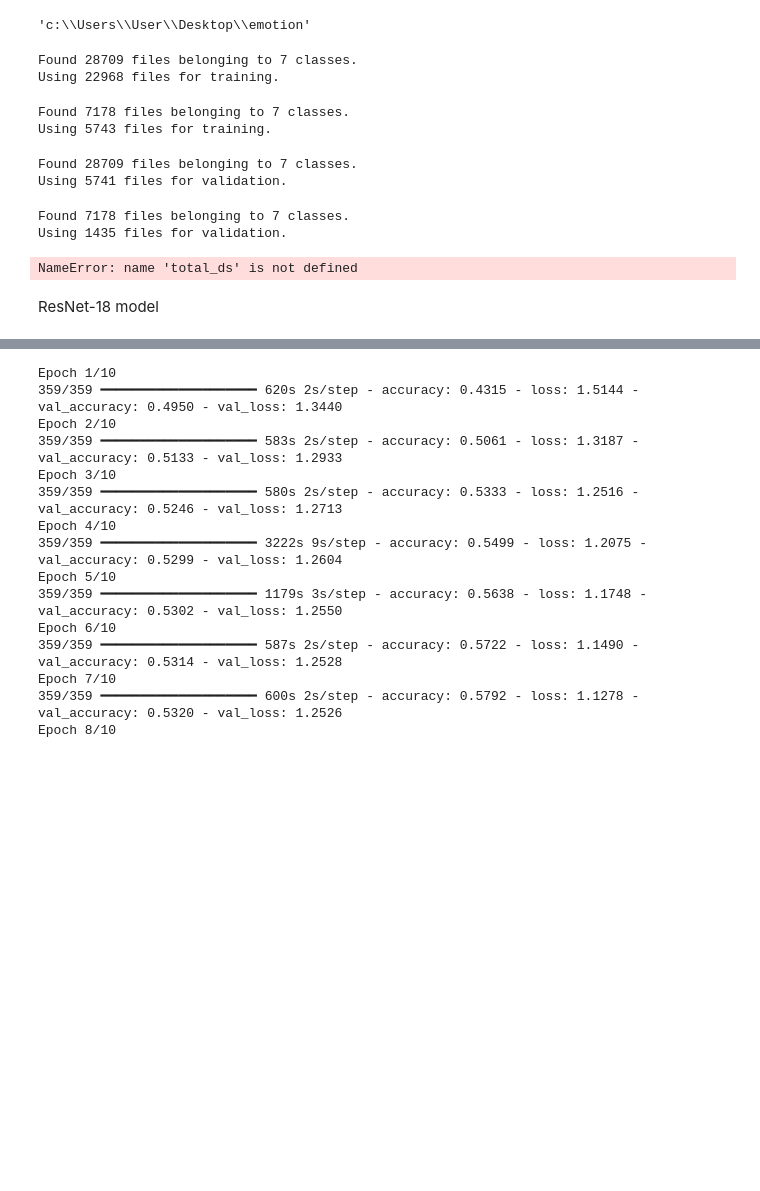
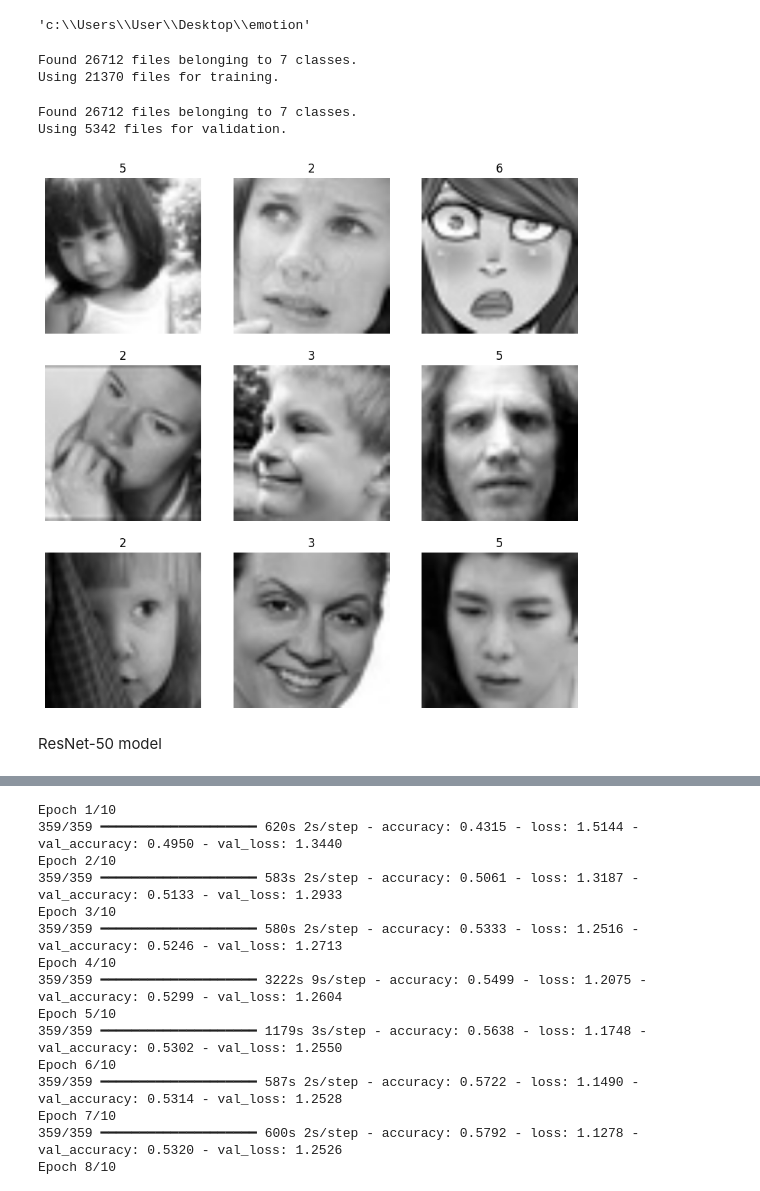
Before and after one commit to G-Diasha/Emotion_recognition, a Jupyter notebook: emotion.ipynb, the cells around one changed output, grey strips where cells are left out. Drawn from its saved outputs; the diff is of its cells as text; code cells hidden in the pictures; blank space fills up the shorter version.

```diff
--- a/emotion.ipynb
+++ b/emotion.ipynb
@@ -31,20 +31,9 @@ train_ds_1 = tf.keras.utils.image_dataset_from_directory(
     validation_split = 0.2,
     seed = 123,
     batch_size = batch_size,
-    image_size =(img_height, img_width)
+    image_size =(img_height, img_width),
+    color_mode = "rgb"
 )
 # %% [output]
-Found 28709 files belonging to 7 classes.
-Using 22968 files for training.
+Found 26712 files belonging to 7 classes.
+Using 21370 files for training.
-# %%
-train_ds_2 = tf.keras.utils.image_dataset_from_directory(
-    'c:\\Users\\User\\Desktop\\emotion\\dataset\\test',
-    subset = "training",
-    seed = 123,
-    validation_split = 0.2,
-    batch_size = batch_size,
-    image_size = (img_height, img_width)
-)
-# %% [output]
-Found 7178 files belonging to 7 classes.
-Using 5743 files for training.
@@ -57,20 +44,9 @@ val_ds_1 = tf.keras.utils.image_dataset_from_directory(
     subset = "validation",
     validation_split = 0.2,
     image_size = (img_height, img_width),
-    batch_size = batch_size
+    batch_size = batch_size,
+    color_mode = "rgb"
 )
 # %% [output]
-Found 28709 files belonging to 7 classes.
-Using 5741 files for validation.
+Found 26712 files belonging to 7 classes.
+Using 5342 files for validation.
-# %%
-val_ds_2 = tf.keras.utils.image_dataset_from_directory(
-    'c:\\Users\\User\\Desktop\\emotion\\dataset\\test',
-    seed =123,
-    subset = "validation",
-    validation_split = 0.2,
-    image_size = (img_height, img_width),
-    batch_size = batch_size
-)
-# %% [output]
-Found 7178 files belonging to 7 classes.
-Using 1435 files for validation.
@@ -79,3 +53,19 @@ full_val_ds= val_ds_1.concatenate(val_ds_2)
+# %%
+import matplotlib.pyplot as plt
+
+# Take one batch from dataset
+for images, labels in train_ds_1.take(1):
+    plt.figure(figsize=(10,10))
+
+    for i in range(9):   # show 9 images
+        ax = plt.subplot(3, 3, i + 1)
+        plt.imshow(images[i].numpy().astype("uint8"))
+        plt.title(labels[i].numpy())
+        plt.axis("off")
+
+    plt.show()
+# %% [output]
+[figure, added]
 # %%
 #normalization_layer = tf.keras.layers.Rescaling(1./255)
 #train_ds_1 =train_ds_1.map(
@@ -86,18 +76,8 @@ val_ds_1 = val_ds_1.map(lambda x, y:(preprocess_input(tf.cast(x, tf.float32)), y
 AUTOTUNE = tf.data.AUTOTUNE
 train_ds_1 = train_ds_1.cache().prefetch(buffer_size = AUTOTUNE)
 val_ds_1 = val_ds_1.cache().prefetch(buffer_size = AUTOTUNE)
-# %%
-normalization_layer = tf.keras.layers.Rescaling(1./255)
-total_ds = total_ds.map(
-    lambda x, y:(normalization_layer(x),y)
-)
-AUTOTUNE = tf.data.AUTOTUNE
-total_ds = total_ds.cache().prefetch(buffer_size = AUTOTUNE)
-full_val_ds = full_val_ds.cache().prefetch(buffer_size = AUTOTUNE)
-# %% [output]
-NameError: name 'total_ds' is not defined
 # %% [markdown]
-ResNet-18 model
+ResNet-50 model
 # %%
 base_model = keras.applications.ResNet50(
     weights = 'imagenet',
```
Also changed, not shown: parts of 22 cells of this notebook.
